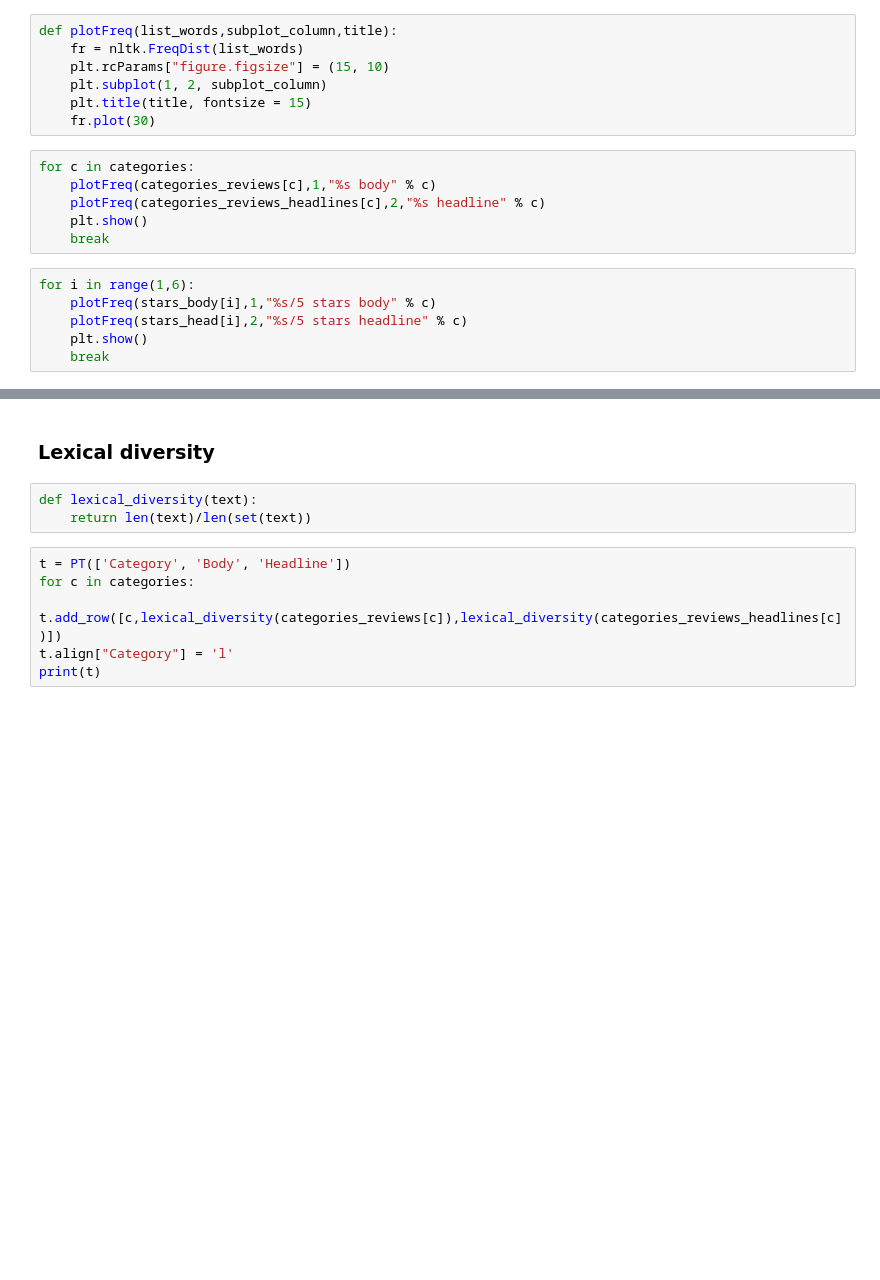
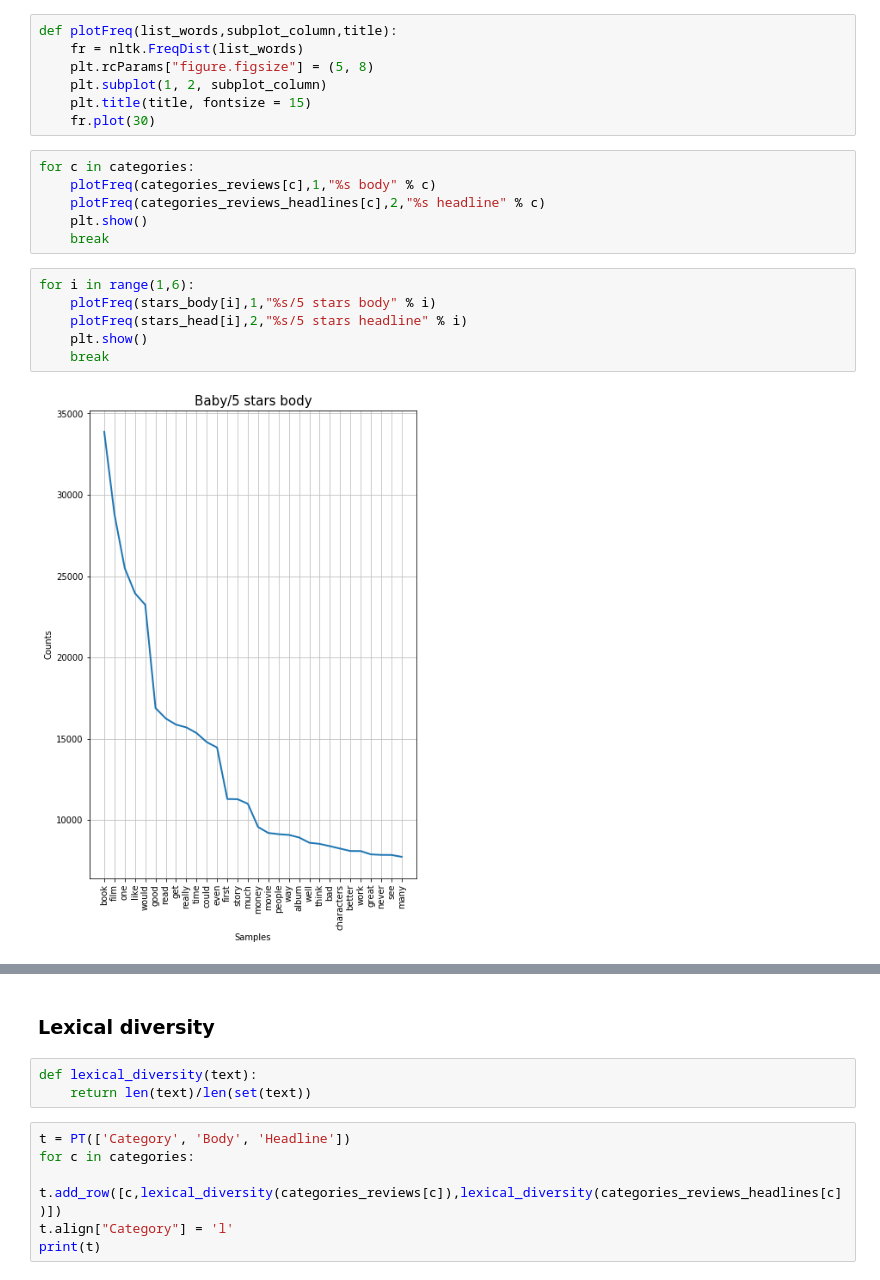
Before and after one commit to carmignanivittorio/Amazon-review-dataset-analysis, a Jupyter notebook: TextAnalysis.ipynb, the cells around one changed output, grey strips where cells are left out. Drawn from its saved outputs; the diff is of its cells as text; blank space fills up the shorter version.

```diff
--- a/TextAnalysis.ipynb
+++ b/TextAnalysis.ipynb
@@ -197,7 +271,7 @@ print(t)
 # %%
 def plotFreq(list_words,subplot_column,title):
     fr = nltk.FreqDist(list_words)
-    plt.rcParams["figure.figsize"] = (15, 10)
+    plt.rcParams["figure.figsize"] = (5, 8)
     plt.subplot(1, 2, subplot_column)
     plt.title(title, fontsize = 15)
     fr.plot(30)
@@ -209,7 +283,9 @@ for c in categories:
     break
 # %%
 for i in range(1,6):
-    plotFreq(stars_body[i],1,"%s/5 stars body" % c)
-    plotFreq(stars_head[i],2,"%s/5 stars headline" % c)
+    plotFreq(stars_body[i],1,"%s/5 stars body" % i)
+    plotFreq(stars_head[i],2,"%s/5 stars headline" % i)
     plt.show()
     break
+# %% [output]
+[figure, added]
```
Also changed, not shown: parts of 10 cells of this notebook, 1 other file.
